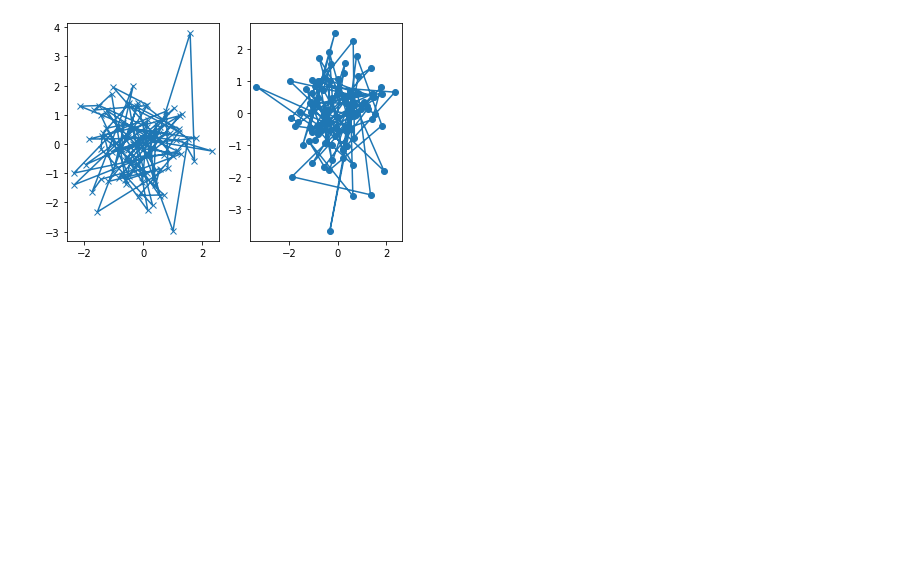
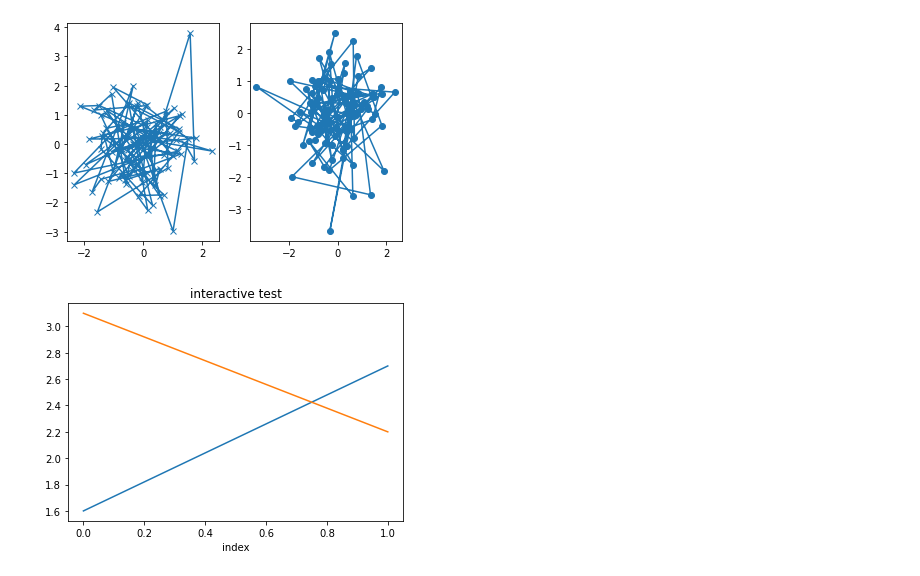
Before and after one commit to mangxiao2018/Matplotlib-Samples, a Jupyter notebook: Tutorials.ipynb, the cells around one changed output. Drawn from its saved outputs; the diff is of its cells as text; code cells hidden in the pictures; blank space fills up the shorter version.

```diff
--- a/Tutorials.ipynb
+++ b/Tutorials.ipynb
@@ -135,3 +135,14 @@ my_plotter(ax2, data3, data4, {'marker': 'o'})
 # %% [output]
 [<matplotlib.lines.Line2D at 0x...>]
 [figure]
+# %%
+import matplotlib.pyplot as plt
+plt.ion()
+plt.plot([1.6, 2.7])
+plt.title("interactive test")
+plt.xlabel("index")
+ax = plt.gca()
+ax.plot([3.1, 2.2])
+plt.draw()
+# %% [output]
+[figure, added]
```
Also changed, not shown: parts of 7 cells of this notebook.
